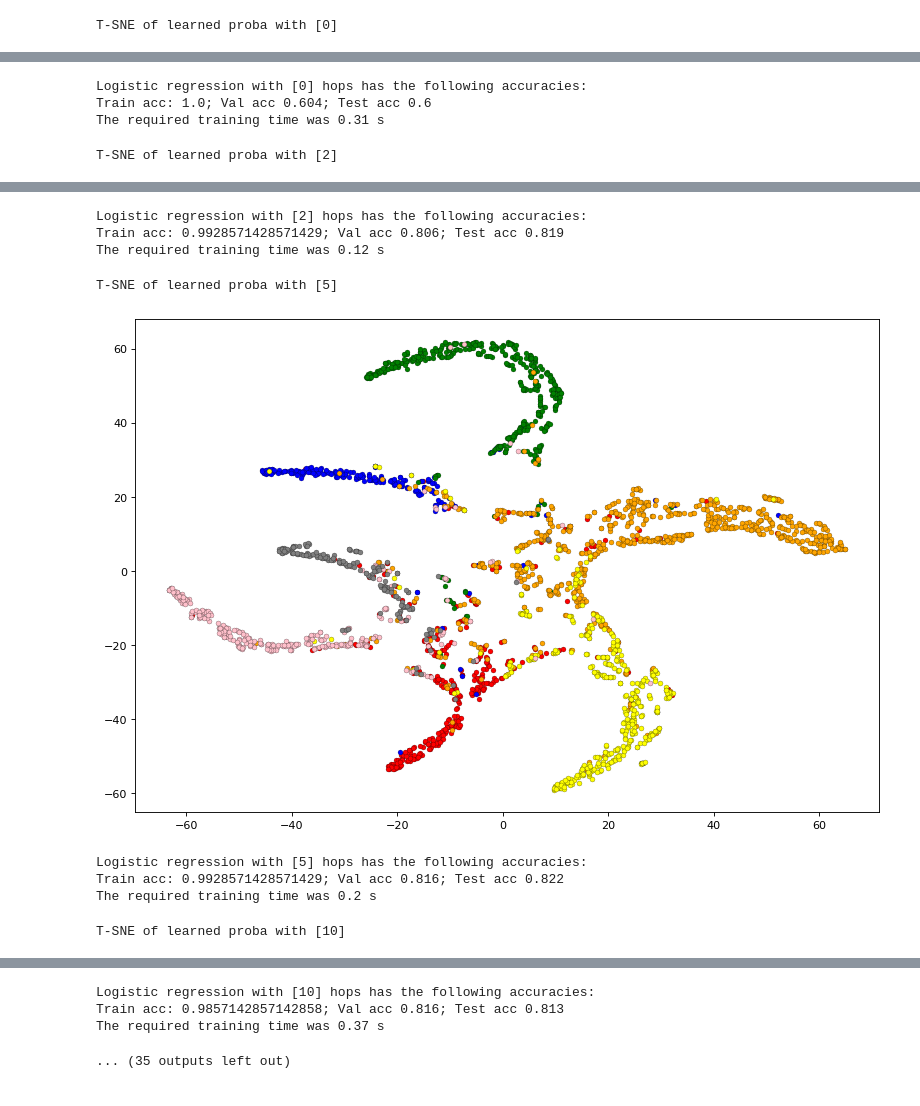
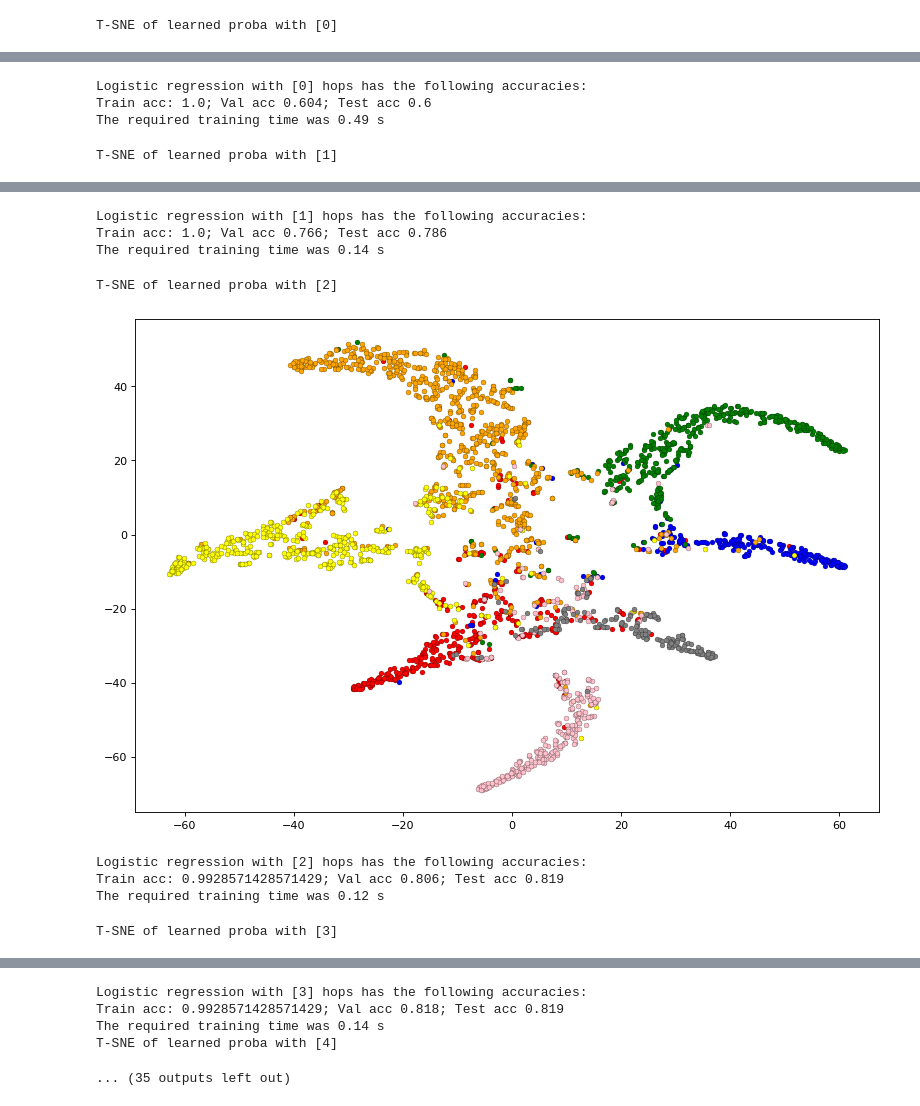
Before and after one commit to danielwalke/GraphAware, a Jupyter notebook: logistic_regression/LogisticRegressionCombinations.ipynb, the cells around one changed output, grey strips where cells are left out. Cells and saved outputs as stored; diff of their text form; code cells hidden in the pictures.

```diff
--- a/logistic_regression/LogisticRegressionCombinations.ipynb
+++ b/logistic_regression/LogisticRegressionCombinations.ipynb
@@ -28,6 +28,7 @@ import pandas as pd
 import ast
 
 hops_to_best_params_df = pd.read_csv("normalized_origin_features_plus_summed_neighbors_wo_attn.csv")
+hops_to_best_params_df = hops_to_best_params_df.sort_values("Unnamed: 0")
 evaluated_hops = hops_to_best_params_df.iloc[:,0].values
 best_params = hops_to_best_params_df.iloc[:,1].values
 hops_to_best_params = dict({hop: ast.literal_eval(best_params[i]) for i, hop in enumerate(evaluated_hops)})
@@ -126,7 +135,7 @@ from torch.nn.functional import normalize
 def user_function(kwargs):
     return  normalize(kwargs["original_features"] + kwargs["summed_neighbors"], p=2.0, dim = 1) #normalize(kwargs["updated_features"] + kwargs["summed_neighbors"], p = 2.0, dim = 1)
 
-for hop in [0,2,5,10, 20, 30]:
+for hop in [0,2,5,6,10, 20, 30]:
     hops_list = [0, hop]
 
     clfs = [
@@ -206,6 +218,9 @@ def user_function(kwargs):
     return normalize(kwargs["original_features"] + kwargs["summed_neighbors"], p = 2.0, dim = 1) ##updated is a regularization since the neighborhood aggregation is repeated for close neighborhoods
 
 hops_lists = np.expand_dims(evaluated_hops, axis = 1) #[[0], [ 1], [ 2], [ 5], [ 10]]
+val_scores = []
+test_scores = []
+train_times = []
 for hops_list in hops_lists:
 
     clfs = [
@@ -242,6 +257,10 @@ for hops_list in hops_lists:
     test_score = accuracy_score(y[test], y_pred_test)
     train_score = accuracy_score(y[train], y_pred_train)
 
+    val_scores.append(val_score)
+    test_scores.append(test_score)
+    train_times.append(train_time)
+
     proba = framework.predict_proba(features,
                 edge_index,
                  torch.ones_like(y).type(torch.bool))
@@ -255,4 +274,4 @@ T-SNE of learned proba with [0]
 Logistic regression with [0] hops has the following accuracies:
 Train acc: 1.0; Val acc 0.604; Test acc 0.6
-The required training time was 0.31 s
+The required training time was 0.49 s
-T-SNE of learned proba with [2]
+T-SNE of learned proba with [1]
@@ -260,9 +279,9 @@ T-SNE of learned proba with [2]
-Logistic regression with [2] hops has the following accuracies:
-Train acc: 0.9928571428571429; Val acc 0.806; Test acc 0.819
-The required training time was 0.12 s
+Logistic regression with [1] hops has the following accuracies:
+Train acc: 1.0; Val acc 0.766; Test acc 0.786
+The required training time was 0.14 s
-T-SNE of learned proba with [5]
+T-SNE of learned proba with [2]
-[figure, old version]
+[figure, new version]
-Logistic regression with [5] hops has the following accuracies:
-Train acc: 0.9928571428571429; Val acc 0.816; Test acc 0.822
-The required training time was 0.2 s
+Logistic regression with [2] hops has the following accuracies:
+Train acc: 0.9928571428571429; Val acc 0.806; Test acc 0.819
+The required training time was 0.12 s
-T-SNE of learned proba with [10]
+T-SNE of learned proba with [3]
@@ -270,4 +289,5 @@ T-SNE of learned proba with [10]
-Logistic regression with [10] hops has the following accuracies:
-Train acc: 0.9857142857142858; Val acc 0.816; Test acc 0.813
-The required training time was 0.37 s
+Logistic regression with [3] hops has the following accuracies:
+Train acc: 0.9928571428571429; Val acc 0.818; Test acc 0.819
+The required training time was 0.14 s
+T-SNE of learned proba with [4]
 ... (35 outputs left out)
```
Also changed, not shown: parts of 9 cells of this notebook, 9 other files.
